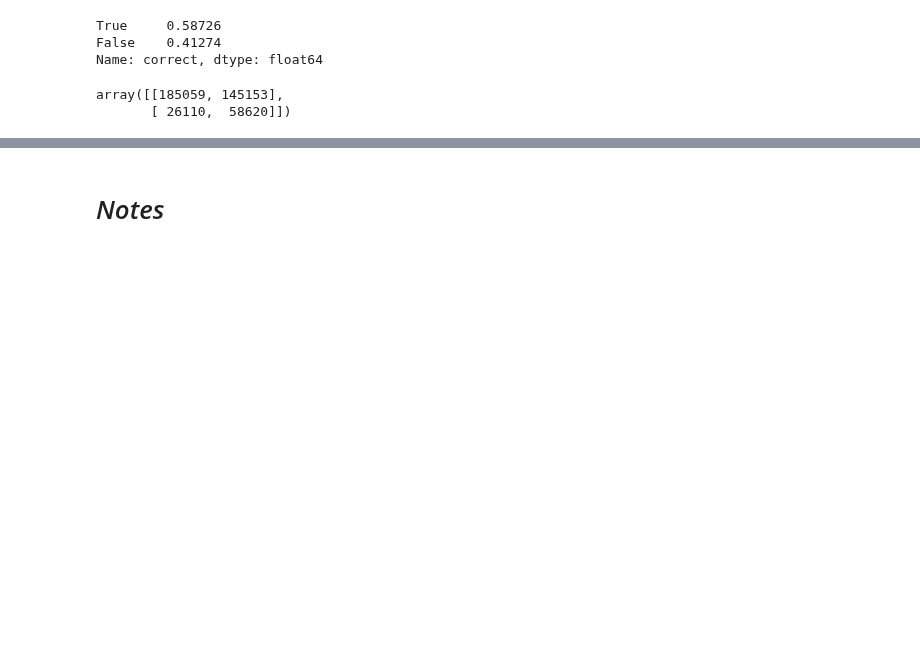
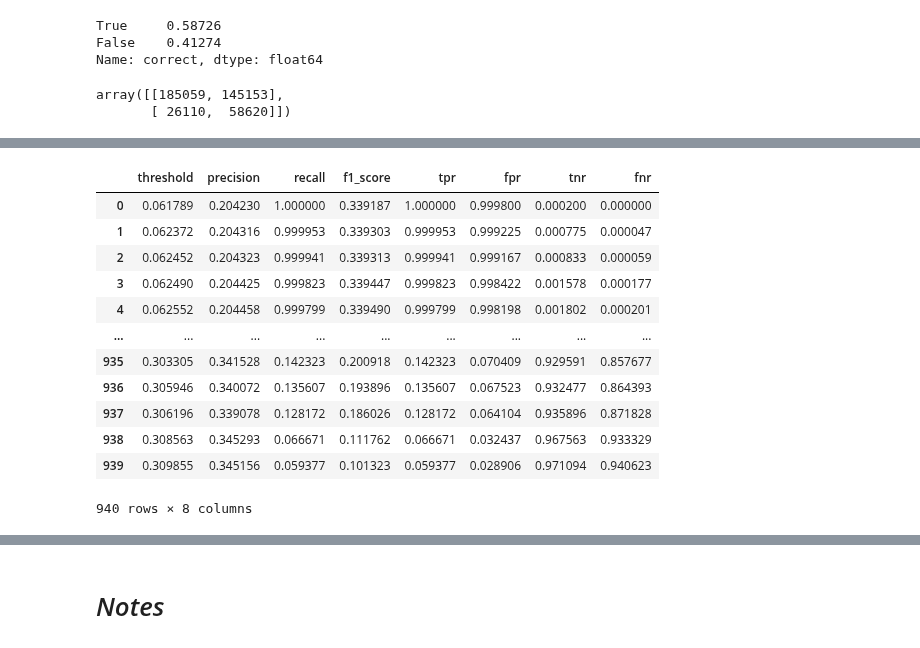
Before and after one commit to robperch/intro_to_ds_project, a Jupyter notebook: notebooks/Rob/Rob_sandbox.ipynb, the cells around one changed output, grey strips where cells are left out. Saved outputs shown, nothing was run; the diff lists cells and outputs as text; code cells hidden in the pictures; blank space fills up the shorter version.

```diff
--- a/notebooks/Rob/Rob_sandbox.ipynb
+++ b/notebooks/Rob/Rob_sandbox.ipynb
@@ -433,0 +554,17 @@ array([[185059, 145153],
+# %%
+metrics_report = get_metrics_report(fpr, tpr, thresholds, precision, recall, thresholds_2)
+metrics_report
+# %% [output]
+|  | threshold | precision | recall | f1_score | tpr | fpr | tnr | fnr |
+| 0 | 0.061789 | 0.204230 | 1.000000 | 0.339187 | 1.000000 | 0.999800 | 0.000200 | 0.000000 |
+| 1 | 0.062372 | 0.204316 | 0.999953 | 0.339303 | 0.999953 | 0.999225 | 0.000775 | 0.000047 |
+| 2 | 0.062452 | 0.204323 | 0.999941 | 0.339313 | 0.999941 | 0.999167 | 0.000833 | 0.000059 |
+| 3 | 0.062490 | 0.204425 | 0.999823 | 0.339447 | 0.999823 | 0.998422 | 0.001578 | 0.000177 |
+| 4 | 0.062552 | 0.204458 | 0.999799 | 0.339490 | 0.999799 | 0.998198 | 0.001802 | 0.000201 |
+| ... | ... | ... | ... | ... | ... | ... | ... | ... |
+| 935 | 0.303305 | 0.341528 | 0.142323 | 0.200918 | 0.142323 | 0.070409 | 0.929591 | 0.857677 |
+| 936 | 0.305946 | 0.340072 | 0.135607 | 0.193896 | 0.135607 | 0.067523 | 0.932477 | 0.864393 |
+| 937 | 0.306196 | 0.339078 | 0.128172 | 0.186026 | 0.128172 | 0.064104 | 0.935896 | 0.871828 |
+| 938 | 0.308563 | 0.345293 | 0.066671 | 0.111762 | 0.066671 | 0.032437 | 0.967563 | 0.933329 |
+| 939 | 0.309855 | 0.345156 | 0.059377 | 0.101323 | 0.059377 | 0.028906 | 0.971094 | 0.940623 |
+940 rows × 8 columns
```
Also changed, not shown: parts of 18 cells of this notebook, 4 other files.
